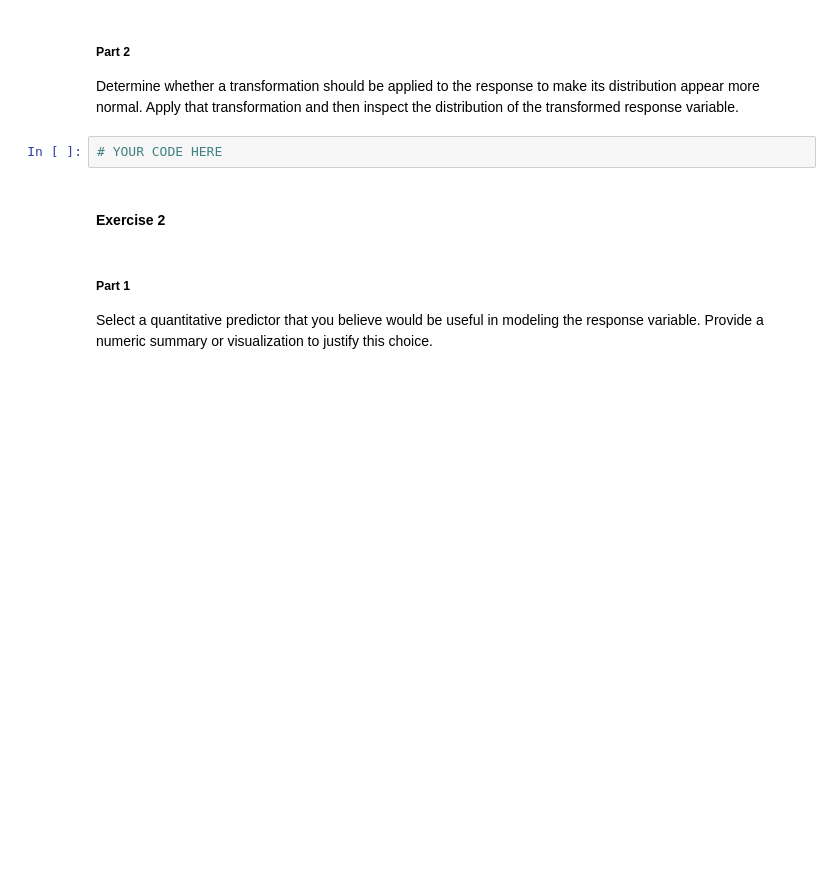
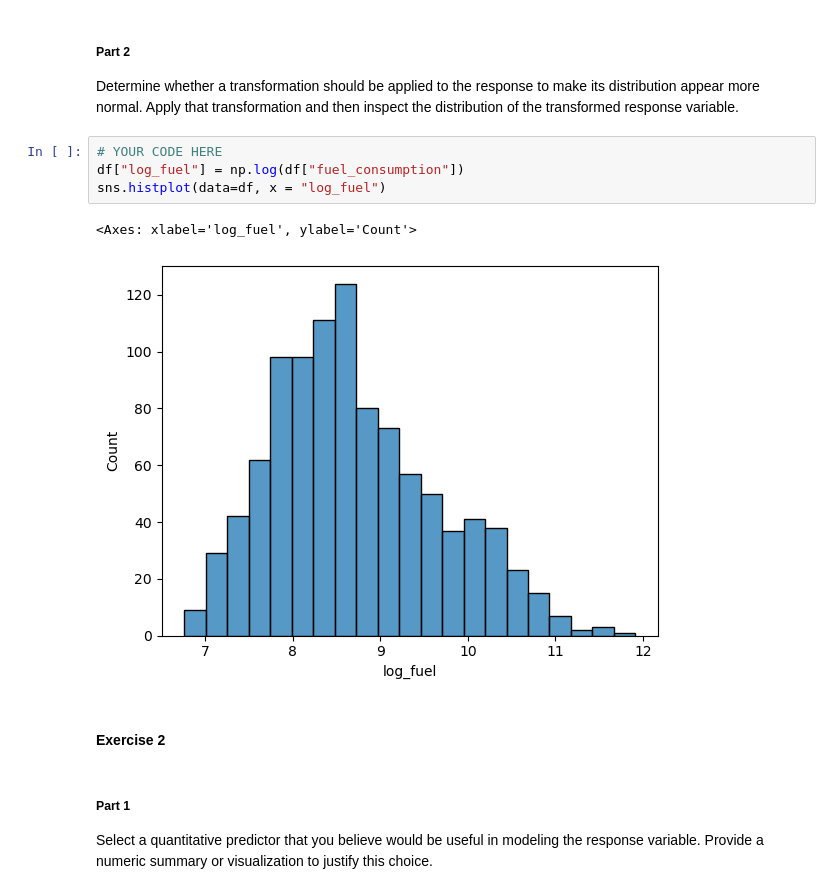
Before and after one commit to Yeninguyen/tstat280, a Jupyter notebook: 07_regression/07_exercises.ipynb, the cells around one changed output. Drawn from its saved outputs; the diff is of its cells as text; blank space fills up the shorter version.

```diff
--- a/07_regression/07_exercises.ipynb
+++ b/07_regression/07_exercises.ipynb
@@ -29,6 +24,11 @@ predictors = [""]
 Determine whether a transformation should be applied to the response to make its distribution appear more normal. Apply that transformation and then inspect the distribution of the transformed response variable.
 # %%
 # YOUR CODE HERE
+df["log_fuel"] = np.log(df["fuel_consumption"])
+sns.histplot(data=df, x = "log_fuel")
+# %% [output]
+<Axes: xlabel='log_fuel', ylabel='Count'>
+[figure, added]
 # %% [markdown]
 #### Exercise 2
 # %% [markdown]
```
Also changed, not shown: parts of 27 cells of this notebook.
